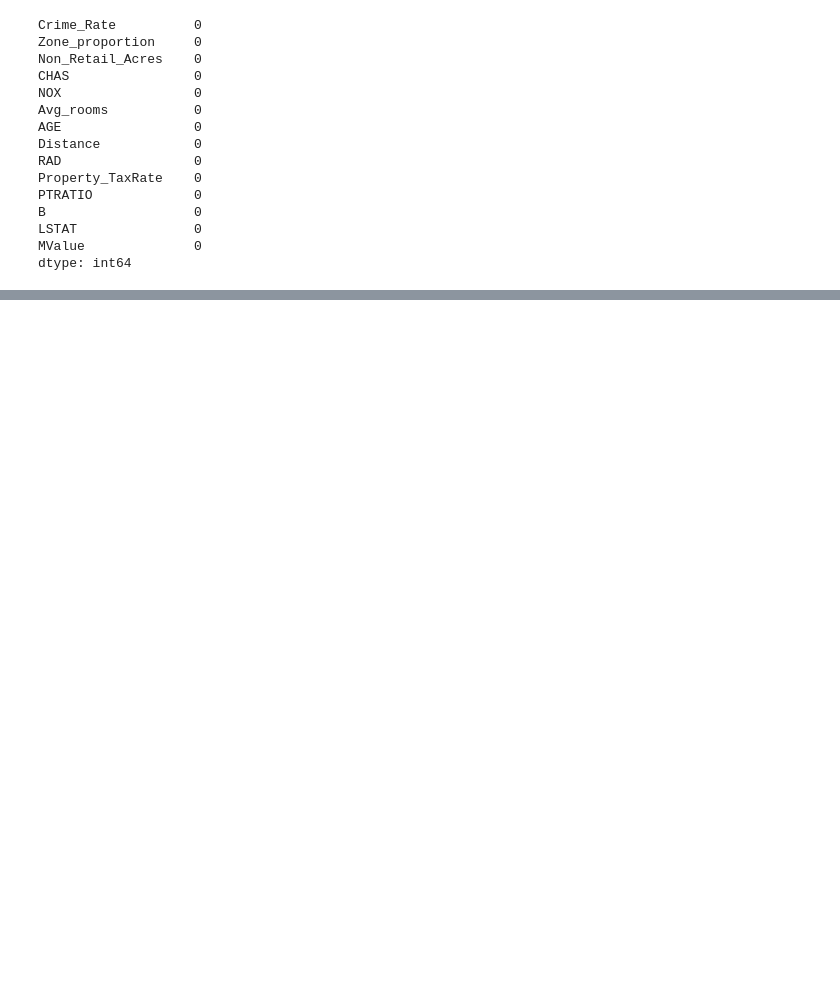
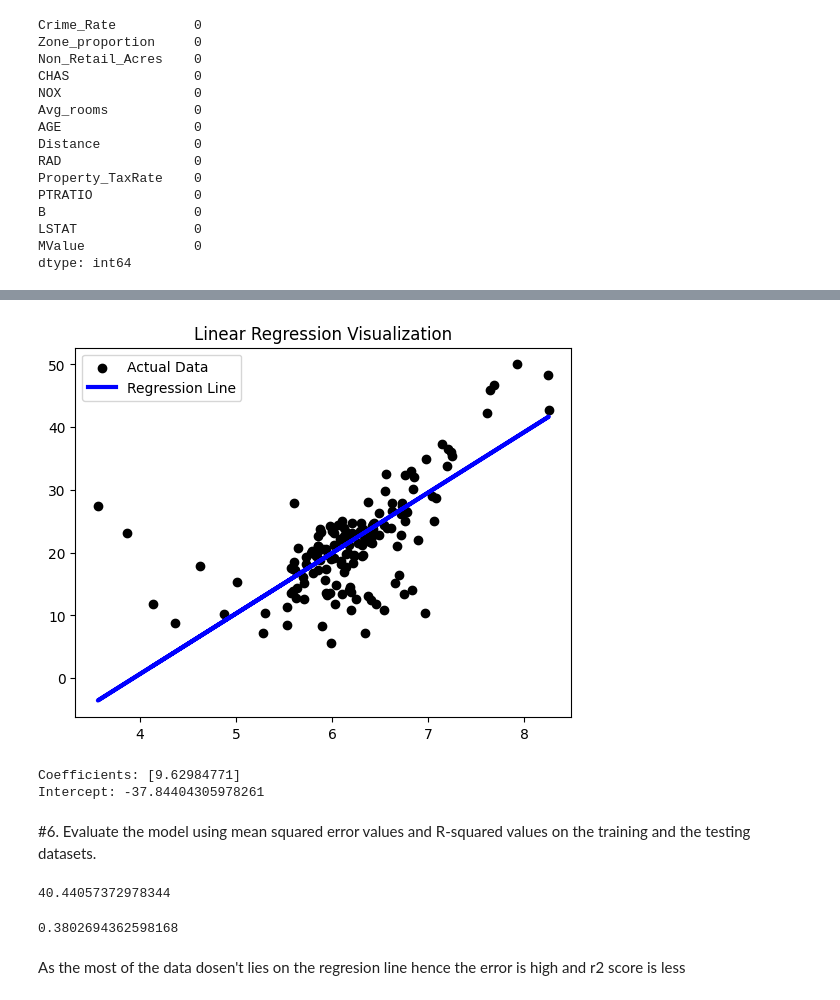
Before and after one commit to ShreyJais/AML_MScAIML, a Jupyter notebook: Lab1.ipynb, the cells around one changed output, grey strips where cells are left out. Saved outputs shown, nothing was run; the diff lists cells and outputs as text; code cells hidden in the pictures; blank space fills up the shorter version.

```diff
--- a/Lab1.ipynb
+++ b/Lab1.ipynb
@@ -245,0 +96,30 @@ We see that the coefficient and intercept is same for our model and sklearn's mo
+# %%
+Y_pred = reg.predict(X_test.array.reshape(-1, 1))
+# %%
+plt.scatter(X_test, Y_test, color="black", label="Actual Data")
+plt.plot(X_test, Y_pred, color="blue", linewidth=3, label="Regression Line")
+plt.title("Linear Regression Visualization")
+plt.legend()
+plt.show()
+# %% [output]
+[figure, added]
+# %%
+print(f"Coefficients: {reg.coef_}")
+print(f"Intercept: {reg.intercept_}")
+# %% [output]
+Coefficients: [9.62984771]
+Intercept: -37.84404305978261
+# %% [markdown]
+#6.    Evaluate the model using mean squared error values and R-squared values on the training and the testing datasets.
+# %%
+from sklearn.metrics import mean_squared_error
+mean_squared_error(Y_test, Y_pred)
+# %% [output]
+40.44057372978344
+# %%
+from sklearn.metrics import r2_score
+r2_score(Y_test,Y_pred)
+# %% [output]
+0.3802694362598168
+# %% [markdown]
+As the most of the data dosen't lies on the regresion line hence the error is high and r2 score is less
```
Also changed, not shown: parts of 44 cells of this notebook.
